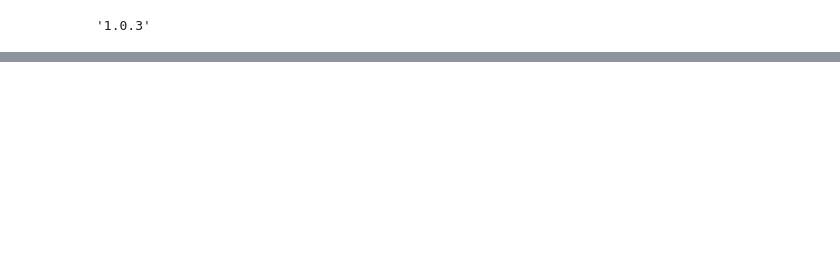
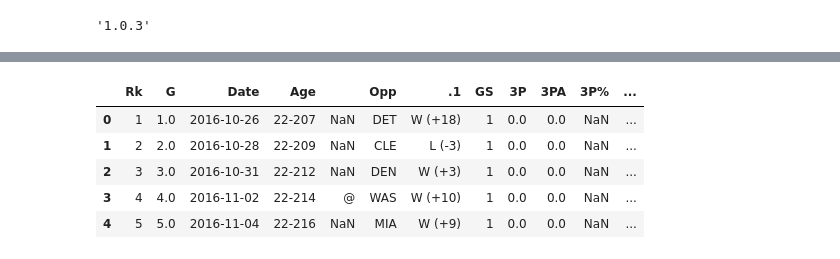
Before and after one commit to jferna73/project-one-, a Jupyter notebook: Dataframe 2016-2017.ipynb, the cells around one changed output, grey strips where cells are left out. Cells and saved outputs as stored; diff of their text form; code cells hidden in the pictures; blank space fills up the shorter version.

```diff
--- a/Dataframe 2016-2017.ipynb
+++ b/Dataframe 2016-2017.ipynb
@@ -170,0 +348,26 @@ df.head()
+# %%
+#Step 1 Read CSV
+siakam_df = pd.read_csv("Reg_Pascal_Siakam_2016-2017.csv")
+
+# STEP 2 - Delete unwanted columns
+siakam_df = siakam_df.drop(columns= ['FT', 'FTA', 'FT%', 'ORB','DRB', 'TRB', 'AST', 'STL', 'BLK', 'TOV', 'PF', 'PTS', 'GmSc', '+/-','MP', 'FG','FGA','FG%', 'Tm'])
+
+# STEP 3 - Convert Date to pandas Datetime format
+siakam_df["Date"] = pd.to_datetime(df["Date"], format="%Y-%m-%d")
+
+# STEP - 4 Calculating the days rested...
+siakam_df['Date2'] = siakam_df['Date'].shift(+1)
+siakam_df['Time Rested'] = (siakam_df['Date'] - siakam_df['Date2']).dt.days
+siakam_df = siakam_df.drop(columns=['Date2'])
+
+# STEP 5 - Add Player
+siakam_df['Name'] = "Pascal Siakam"
+
+siakam_df.head()
+# %% [output]
+|  | Rk | G | Date | Age |  | Opp | .1 | GS | 3P | 3PA | 3P% | ... |
+| 0 | 1 | 1.0 | 2016-10-26 | 22-207 | NaN | DET | W (+18) | 1 | 0.0 | 0.0 | NaN | ... |
+| 1 | 2 | 2.0 | 2016-10-28 | 22-209 | NaN | CLE | L (-3) | 1 | 0.0 | 0.0 | NaN | ... |
+| 2 | 3 | 3.0 | 2016-10-31 | 22-212 | NaN | DEN | W (+3) | 1 | 0.0 | 0.0 | NaN | ... |
+| 3 | 4 | 4.0 | 2016-11-02 | 22-214 | @ | WAS | W (+10) | 1 | 0.0 | 0.0 | NaN | ... |
+| 4 | 5 | 5.0 | 2016-11-04 | 22-216 | NaN | MIA | W (+9) | 1 | 0.0 | 0.0 | NaN | ... |
```
Also changed, not shown: parts of 29 cells of this notebook.
